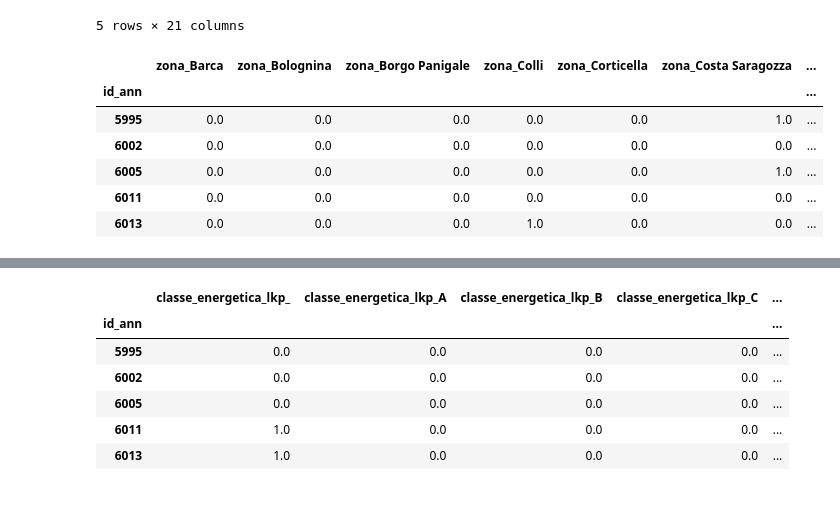
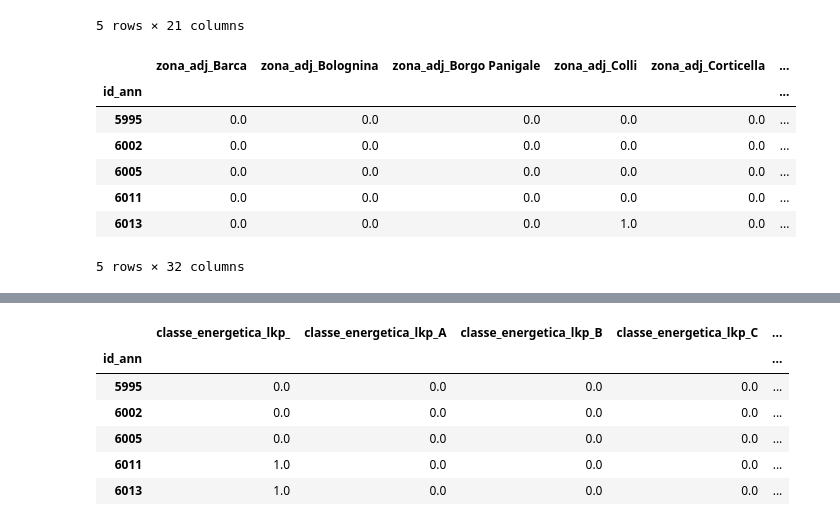
Before and after one commit to mattcond/training-repo, a Jupyter notebook: immobiliare-v2/ml_model_nb.ipynb, the cells around one changed output, grey strips where cells are left out. Drawn from its saved outputs; the diff is of its cells as text; code cells hidden in the pictures.

```diff
--- a/immobiliare-v2/ml_model_nb.ipynb
+++ b/immobiliare-v2/ml_model_nb.ipynb
@@ -52,5 +56,3 @@ geo_enr_pdf = pd.concat(geo_enr)
 geo_enr_pdf.index = data.index
 # %%
 data_bak = data.copy()
-# %%
-data = data_bak
@@ -62,6 +66,8 @@ data.set_index('id_ann', inplace=True)
 # %%
 data['round_lat'] = data.latitudine.round(2)
 data['round_lng'] = data.longitudine.round(2)
+# %%
+data['zona_adj'] = data[['zona', 'cod_zona', 'area_statistica']].apply(lambda x: x['zona'] +'_'+ x['area_statistica'] if x['zona'] in ['San Donato', 'Lame'] else x['zona'], axis=1)
 # %%
 target = ['euro_mq']
 features = [i for i in data.columns if i.endswith('_ac_feat')]
@@ -136,13 +152,14 @@ piano_pdf.head()
 # %%
 oh_zona = OneHotEncoder(sparse=False)
-oh_zona.fit(data[['zona']])
-zona_pdf = pd.DataFrame(oh_zona.transform(data[['zona']]), columns=oh_zona.get_feature_names_out(), index=data.index)
+oh_zona.fit(data[['zona_adj']])
+zona_pdf = pd.DataFrame(oh_zona.transform(data[['zona_adj']]), columns=oh_zona.get_feature_names_out(), index=data.index)
 zona_pdf.head()
 # %% [output]
-|  | zona_Barca | zona_Bolognina | zona_Borgo Panigale | zona_Colli | zona_Corticella | zona_Costa Saragozza | ... |
-| id_ann |  |  |  |  |  |  | ... |
-| 5995 | 0.0 | 0.0 | 0.0 | 0.0 | 0.0 | 1.0 | ... |
-| 6002 | 0.0 | 0.0 | 0.0 | 0.0 | 0.0 | 0.0 | ... |
-| 6005 | 0.0 | 0.0 | 0.0 | 0.0 | 0.0 | 1.0 | ... |
-| 6011 | 0.0 | 0.0 | 0.0 | 0.0 | 0.0 | 0.0 | ... |
-| 6013 | 0.0 | 0.0 | 0.0 | 1.0 | 0.0 | 0.0 | ... |
+|  | zona_adj_Barca | zona_adj_Bolognina | zona_adj_Borgo Panigale | zona_adj_Colli | zona_adj_Corticella | ... |
+| id_ann |  |  |  |  |  | ... |
+| 5995 | 0.0 | 0.0 | 0.0 | 0.0 | 0.0 | ... |
+| 6002 | 0.0 | 0.0 | 0.0 | 0.0 | 0.0 | ... |
+| 6005 | 0.0 | 0.0 | 0.0 | 0.0 | 0.0 | ... |
+| 6011 | 0.0 | 0.0 | 0.0 | 0.0 | 0.0 | ... |
+| 6013 | 0.0 | 0.0 | 0.0 | 1.0 | 0.0 | ... |
+5 rows × 32 columns
```
Also changed, not shown: parts of 39 cells of this notebook, 1 other file.
